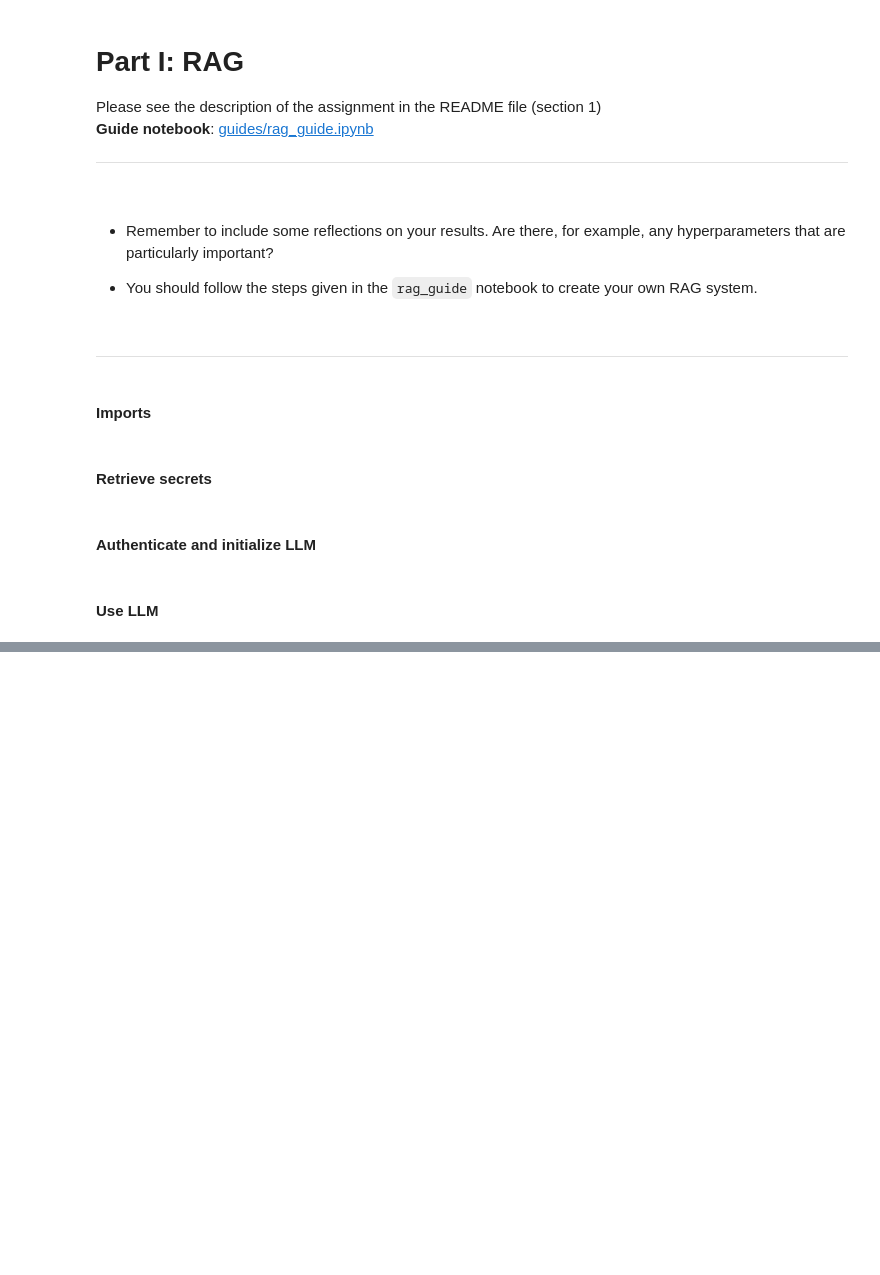
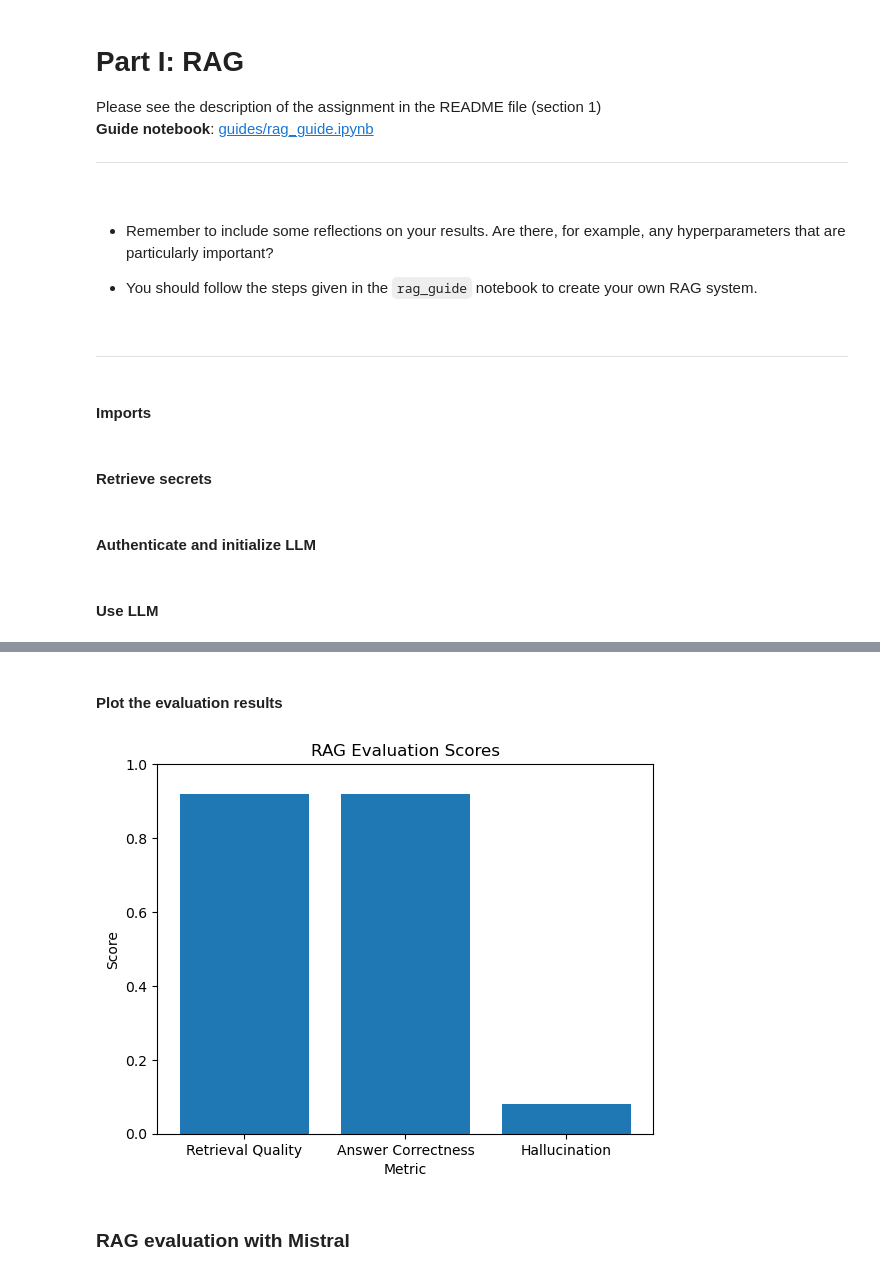
Before and after one commit to zWarMob/ma3-ct, a Jupyter notebook: assignments/rag.ipynb, the cells around one changed output, grey strips where cells are left out. Drawn from its saved outputs; the diff is of its cells as text; code cells hidden in the pictures; blank space fills up the shorter version.

```diff
--- a/assignments/rag.ipynb
+++ b/assignments/rag.ipynb
@@ -61,0 +176,3 @@ print(llm_result)
+# %%
+for doc in docs:
+    print(doc.page_content, end="\n\n")
@@ -61,0 +211,8 @@ print(llm_result)
+# %%
+local_vector_db = Chroma.from_documents(
+    collection_name="my_collection",
+    embedding=watsonx_embedding,
+    persist_directory="my_vector_db", # This will save the vector database to disk! Delete it if you want to start fresh.
+    documents=docs,
+
+)
@@ -61,0 +270,4 @@ print(llm_result)
+# %%
+response = graph_granite.invoke({"question": "What is CloudMate?"})
+
+response
@@ -61,0 +536,11 @@ print(llm_result)
+# %%
+# Evaluate the RAG Granite system
+results_granite = evaluate_rag_system(
+    graph_granite,
+    sample_queries,
+    expected_responses,
+    evaluator=RAGEvaluator(llm_func=call_judge),
+    verbose=True
+)
+
+results_granite["scores"]
@@ -61,0 +584,25 @@ print(llm_result)
+# %% [markdown]
+#### Plot the evaluation results
+# %%
+def plot_scores(scores):
+    """
+    Plot the evaluation scores.
+    """
+    labels = ["Retrieval Quality", "Answer Correctness", "Hallucination"]
+    scores = [scores["retrieval_quality"], scores["answer_correctness"], scores["hallucination"]]
+
+    _, ax = plt.subplots()
+    ax.bar(labels, scores)
+    ax.set_xlabel('Metric')
+    # set y range to 0-1
+    ax.set_ylim(0, 1)
+    ax.set_ylabel('Score')
+    ax.set_title('RAG Evaluation Scores')
+    plt.show()
+
+# Visualize the granite model
+plot_scores(results_granite["scores"])
+# %% [output]
+[figure, added]
+# %% [markdown]
+### RAG evaluation with Mistral
```
Also changed, not shown: parts of 29 cells of this notebook, 4 other files.
